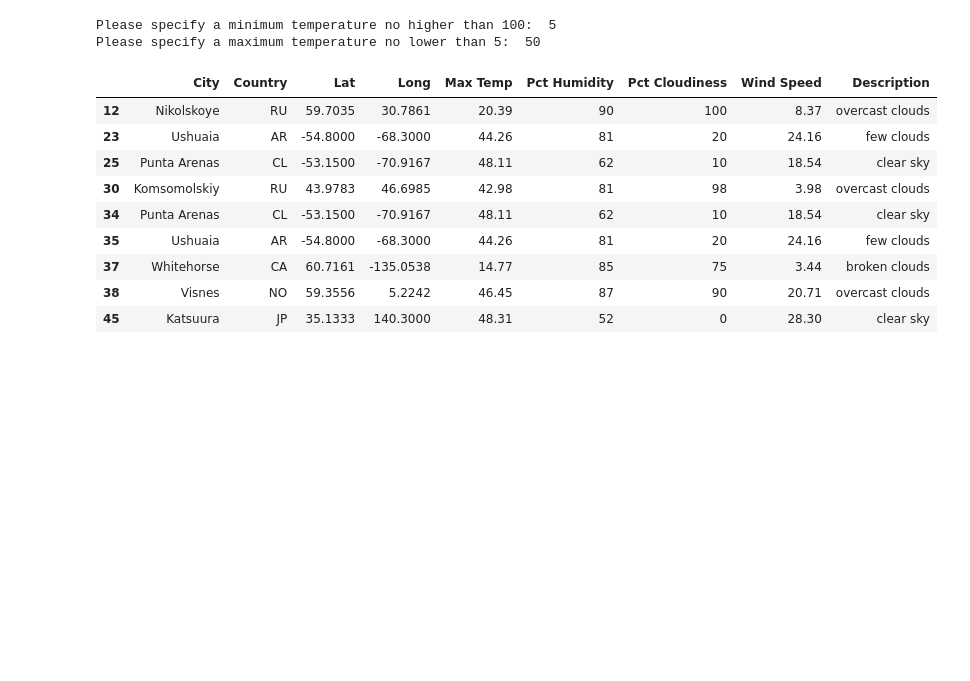
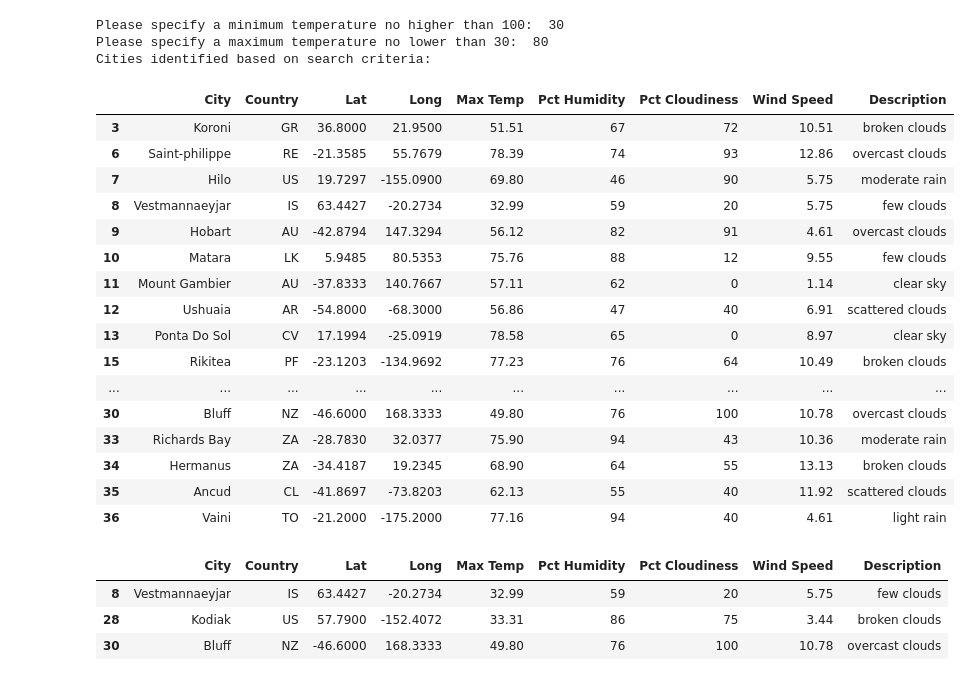
Before and after one commit to eric-spoerner/world_weather_analysis, a Jupyter notebook: vacation_search/Vacation_Search.ipynb, the cells around one changed output. Saved outputs shown, nothing was run; the diff lists cells and outputs as text; code cells hidden in the pictures; blank space fills up the shorter version.

Commit message:
Completed temperature lookup for vacation search and duplicate elimination in weather db.

```diff
--- a/vacation_search/Vacation_Search.ipynb
+++ b/vacation_search/Vacation_Search.ipynb
@@ -28,48 +31,59 @@ weather_df
 # %%
-#disallow unreasonable min/max values
+### disallow unreasonable min/max values
 min_temp_threshold = 100
 max_temp_threshold = 0
 
 #Input strings for repeatability.
 min_temp_input_str = f"Please specify a minimum temperature no higher than {min_temp_threshold}: "
 not_numeric_str = f"Chosen value is not a number."
 threshold_str = f"Chosen value is outside specified threshold."
 min_higher_than_max_str = f"Your max temperature is higher than your min temperature."
 
 min_temp = input(min_temp_input_str)
 
 while min_temp.isnumeric() == False or float(min_temp) > min_temp_threshold:
     if min_temp.isnumeric() == False:
         print(not_numeric_str)
     elif float(min_temp) > min_temp_threshold:
         print(threshold_str)
     min_temp = input(min_temp_input_str)
 
 # Replace max threshold with the min value (if higher)
 max_temp_threshold = max(float(min_temp),float(max_temp_threshold))
 max_temp_input_str = f"Please specify a maximum temperature no lower than {int(max_temp_threshold)}: "
 
 max_temp = input(max_temp_input_str)
 
 while max_temp.isnumeric() == False or float(max_temp) < max_temp_threshold:
     if max_temp.isnumeric() == False:
         print(not_numeric_str)
     elif float(max_temp) < max_temp_threshold:
         print(threshold_str)
     max_temp = input(max_temp_input_str)
+
+# Generate data frame from preferred temperatures and remove blanks
+vacation_cities_df = weather_df.loc[(weather_df["Max Temp"] >= float(min_temp)) & (weather_df["Max Temp"] <= float(max_temp))].dropna()
+print("------------------------")
+print("Cities identified based on search criteria:")
+vacation_cities_df
 # %% [output]
-Please specify a minimum temperature no higher than 100:  5
-Please specify a maximum temperature no lower than 5:  50
+Please specify a minimum temperature no higher than 100:  30
+Please specify a maximum temperature no lower than 30:  80
+Cities identified based on search criteria:
+|  | City | Country | Lat | Long | Max Temp | Pct Humidity | Pct Cloudiness | Wind Speed | Description |
+| 3 | Koroni | GR | 36.8000 | 21.9500 | 51.51 | 67 | 72 | 10.51 | broken clouds |
+| 6 | Saint-philippe | RE | -21.3585 | 55.7679 | 78.39 | 74 | 93 | 12.86 | overcast clouds |
+| 7 | Hilo | US | 19.7297 | -155.0900 | 69.80 | 46 | 90 | 5.75 | moderate rain |
+| 8 | Vestmannaeyjar | IS | 63.4427 | -20.2734 | 32.99 | 59 | 20 | 5.75 | few clouds |
+| 9 | Hobart | AU | -42.8794 | 147.3294 | 56.12 | 82 | 91 | 4.61 | overcast clouds |
+| 10 | Matara | LK | 5.9485 | 80.5353 | 75.76 | 88 | 12 | 9.55 | few clouds |
+| 11 | Mount Gambier | AU | -37.8333 | 140.7667 | 57.11 | 62 | 0 | 1.14 | clear sky |
+| 12 | Ushuaia | AR | -54.8000 | -68.3000 | 56.86 | 47 | 40 | 6.91 | scattered clouds |
+| 13 | Ponta Do Sol | CV | 17.1994 | -25.0919 | 78.58 | 65 | 0 | 8.97 | clear sky |
+| 15 | Rikitea | PF | -23.1203 | -134.9692 | 77.23 | 76 | 64 | 10.49 | broken clouds |
+| ... | ... | ... | ... | ... | ... | ... | ... | ... | ... |
+| 30 | Bluff | NZ | -46.6000 | 168.3333 | 49.80 | 76 | 100 | 10.78 | overcast clouds |
+| 33 | Richards Bay | ZA | -28.7830 | 32.0377 | 75.90 | 94 | 43 | 10.36 | moderate rain |
+| 34 | Hermanus | ZA | -34.4187 | 19.2345 | 68.90 | 64 | 55 | 13.13 | broken clouds |
+| 35 | Ancud | CL | -41.8697 | -73.8203 | 62.13 | 55 | 40 | 11.92 | scattered clouds |
+| 36 | Vaini | TO | -21.2000 | -175.2000 | 77.16 | 94 | 40 | 4.61 | light rain |
-# %%
-weather_df.loc[(weather_df["Max Temp"] >= float(min_temp)) & (weather_df["Max Temp"] <= float(max_temp))]
-# %% [output]
-|  | City | Country | Lat | Long | Max Temp | Pct Humidity | Pct Cloudiness | Wind Speed | Description |
-| 12 | Nikolskoye | RU | 59.7035 | 30.7861 | 20.39 | 90 | 100 | 8.37 | overcast clouds |
-| 23 | Ushuaia | AR | -54.8000 | -68.3000 | 44.26 | 81 | 20 | 24.16 | few clouds |
-| 25 | Punta Arenas | CL | -53.1500 | -70.9167 | 48.11 | 62 | 10 | 18.54 | clear sky |
-| 30 | Komsomolskiy | RU | 43.9783 | 46.6985 | 42.98 | 81 | 98 | 3.98 | overcast clouds |
-| 34 | Punta Arenas | CL | -53.1500 | -70.9167 | 48.11 | 62 | 10 | 18.54 | clear sky |
-| 35 | Ushuaia | AR | -54.8000 | -68.3000 | 44.26 | 81 | 20 | 24.16 | few clouds |
-| 37 | Whitehorse | CA | 60.7161 | -135.0538 | 14.77 | 85 | 75 | 3.44 | broken clouds |
-| 38 | Visnes | NO | 59.3556 | 5.2242 | 46.45 | 87 | 90 | 20.71 | overcast clouds |
-| 45 | Katsuura | JP | 35.1333 | 140.3000 | 48.31 | 52 | 0 | 28.30 | clear sky |
@@ -77,0 +90,7 @@ weather_df.dtypes
+# %%
+vacation_cities_df
+# %% [output]
+|  | City | Country | Lat | Long | Max Temp | Pct Humidity | Pct Cloudiness | Wind Speed | Description |
+| 8 | Vestmannaeyjar | IS | 63.4427 | -20.2734 | 32.99 | 59 | 20 | 5.75 | few clouds |
+| 28 | Kodiak | US | 57.7900 | -152.4072 | 33.31 | 86 | 75 | 3.44 | broken clouds |
+| 30 | Bluff | NZ | -46.6000 | 168.3333 | 49.80 | 76 | 100 | 10.78 | overcast clouds |
```
Also changed, not shown: parts of 3 cells of this notebook, 2 other files.
